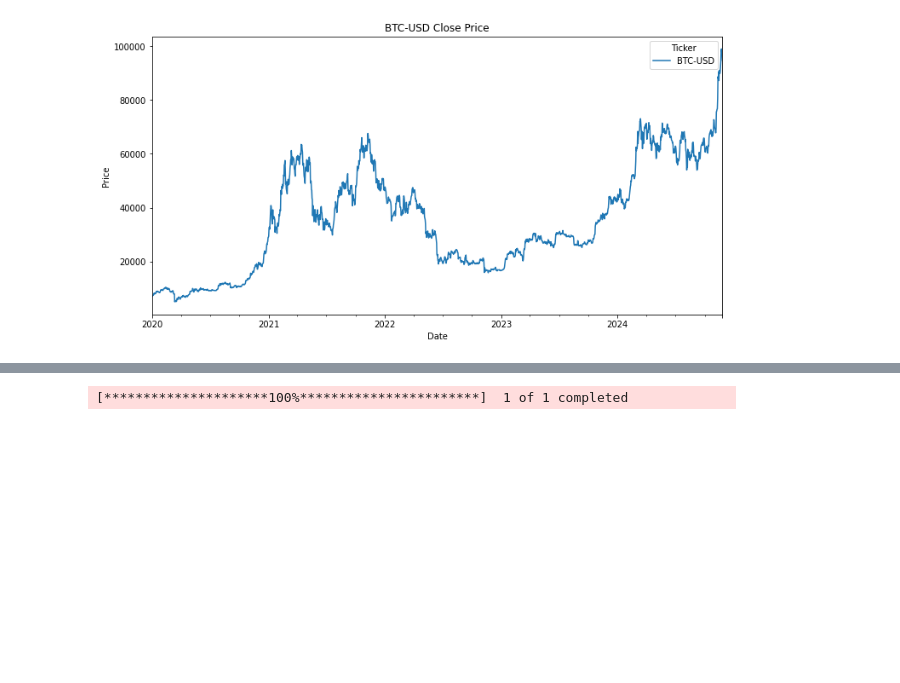
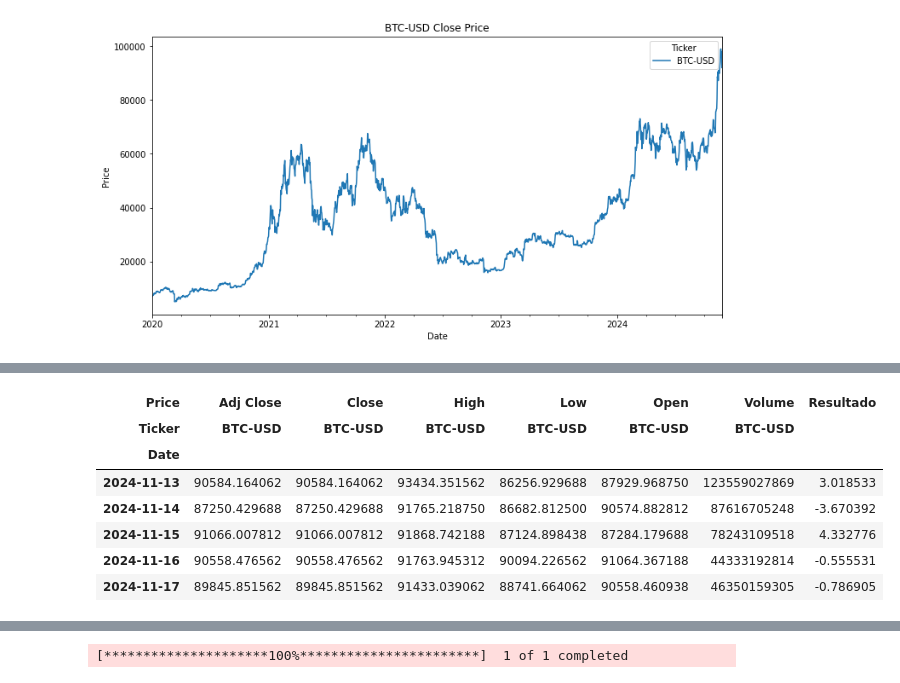
Before and after one commit to tal-rsg/analys_trade, a Jupyter notebook: analys_btc_trade.ipynb, the cells around one changed output, grey strips where cells are left out. Drawn from its saved outputs; the diff is of its cells as text; code cells hidden in the pictures; blank space fills up the shorter version.

```diff
--- a/analys_btc_trade.ipynb
+++ b/analys_btc_trade.ipynb
@@ -116,0 +128,28 @@ plt.show()
+# %%
+def calcular_diferenca_percentual(df):
+  """Calcula a diferença percentual entre as colunas 'open' e 'close' de um DataFrame.
+
+  Args:
+    df: Um DataFrame Pandas.
+
+  Returns:
+    Um novo DataFrame com a coluna 'Resultado' adicionada.
+  """
+
+  # Assumindo que as colunas corretas são 'float64Open' e 'float64Close'
+  df['Resultado'] = ((df['Close'] - df['Open']) / df['Open']) * 100
+  return df
+
+# Aplicando a função ao DataFrame
+df2 = calcular_diferenca_percentual(df_btc_filter.copy())
+
+df2.head()
+# %% [output]
+| Price | Adj Close | Close | High | Low | Open | Volume | Resultado |
+| Ticker | BTC-USD | BTC-USD | BTC-USD | BTC-USD | BTC-USD | BTC-USD |  |
+| Date |  |  |  |  |  |  |  |
+| 2024-11-13 | 90584.164062 | 90584.164062 | 93434.351562 | 86256.929688 | 87929.968750 | 123559027869 | 3.018533 |
+| 2024-11-14 | 87250.429688 | 87250.429688 | 91765.218750 | 86682.812500 | 90574.882812 | 87616705248 | -3.670392 |
+| 2024-11-15 | 91066.007812 | 91066.007812 | 91868.742188 | 87124.898438 | 87284.179688 | 78243109518 | 4.332776 |
+| 2024-11-16 | 90558.476562 | 90558.476562 | 91763.945312 | 90094.226562 | 91064.367188 | 44333192814 | -0.555531 |
+| 2024-11-17 | 89845.851562 | 89845.851562 | 91433.039062 | 88741.664062 | 90558.460938 | 46350159305 | -0.786905 |
```
Also changed, not shown: parts of 9 cells of this notebook.
